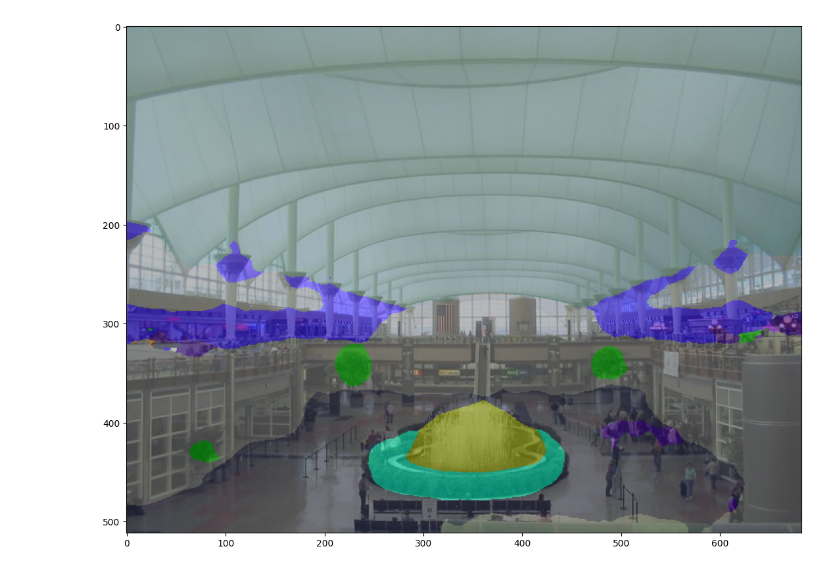
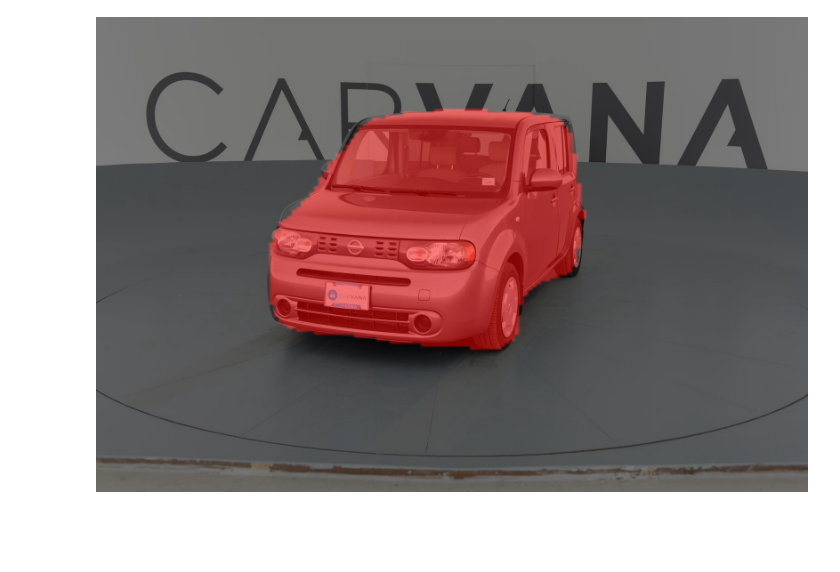
Before and after one commit to eliaweiss/tstSegFormer, a Jupyter notebook: inference.ipynb, the cells around one changed output. Saved outputs shown, nothing was run; the diff lists cells and outputs as text; code cells hidden in the pictures; blank space fills up the shorter version.

```diff
--- a/inference.ipynb
+++ b/inference.ipynb
@@ -1,3 +58,11 @@
+# %%
+feature_extractor = SegformerFeatureExtractor.from_pretrained("nvidia/mit-b0")
+feature_extractor.reduce_labels = False
+feature_extractor.size = 160
+dataset_path = "/home/ubuntu/work/carvana/segFormer"
+train_dataset = SemanticSegmentationDataset(f"{dataset_path}/train/", feature_extractor)
+val_dataset = SemanticSegmentationDataset(f"{dataset_path}/valid/", feature_extractor)
+test_dataset = SemanticSegmentationDataset(f"{dataset_path}/test/", feature_extractor)
 # %%
 from transformers import SegformerForSemanticSegmentation
 import json
@@ -106,22 +88,39 @@ print(predicted_segmentation_map)
-# %%
-import matplotlib.pyplot as plt
-import numpy as np
-
-color_seg = np.zeros((predicted_segmentation_map.shape[0],
-                      predicted_segmentation_map.shape[1], 3), dtype=np.uint8) # height, width, 3
-
-palette = np.array(ade_palette())
-for label, color in enumerate(palette):
-    color_seg[predicted_segmentation_map == label, :] = color
-# Convert to BGR
-color_seg = color_seg[..., ::-1]
-
-# Show image + mask
-img = np.array(image) * 0.5 + color_seg * 0.5
-img = img.astype(np.uint8)
-
-plt.figure(figsize=(15, 10))
-plt.imshow(img)
-plt.show()
-# %% [output]
-[figure, removed]
+# %%
+color_map = {
+    0:(0,0,0),
+    1:(255,0,0),
+}
+
+def prediction_to_vis(prediction):
+    vis_shape = prediction.shape + (3,)
+    vis = np.zeros(vis_shape)
+    for i,c in color_map.items():
+        vis[prediction == i] = color_map[i]
+    return Image.fromarray(vis.astype(np.uint8))
+# %%
+#Predict on a test image and overlay the mask on the original image
+test_idx = 1
+input_image_file = os.path.join(test_dataset.root_dir,test_dataset.images[test_idx])
+input_image = Image.open(input_image_file)
+test_batch = test_dataset[test_idx]
+images, masks = test_batch['pixel_values'], test_batch['labels']
+images = torch.unsqueeze(images, 0).to(device)
+outputs = model(images)
+
+logits = outputs.logits
+
+upsampled_logits = nn.functional.interpolate(
+    logits,
+    size=masks.shape[-2:],
+    mode="bilinear",
+    align_corners=False
+)
+predicted_mask = upsampled_logits.argmax(dim=1).cpu().numpy()
+mask = prediction_to_vis(np.squeeze(predicted_mask))
+mask = mask.resize(input_image.size)
+mask = mask.convert("RGBA")
+input_image = input_image.convert("RGBA")
+overlay_img = Image.blend(input_image, mask, 0.5)
+overlay_img
+# %% [output]
+[figure, added]
```
Also changed, not shown: parts of 12 cells of this notebook, 1 other file.
